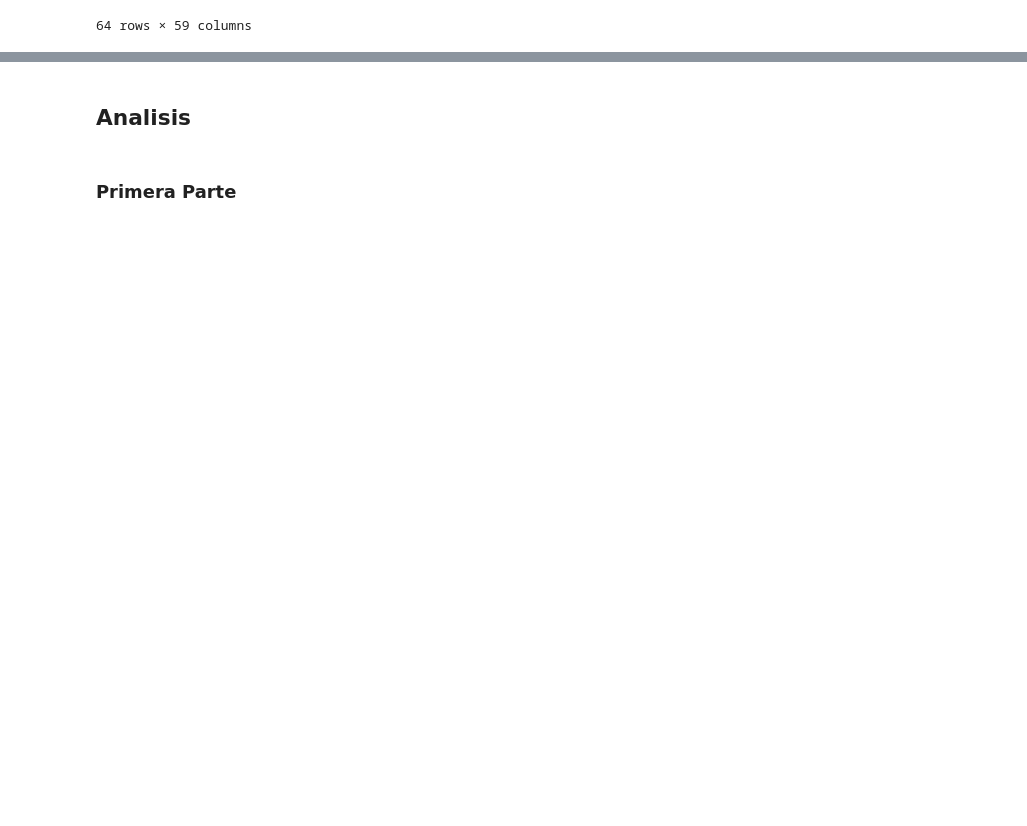
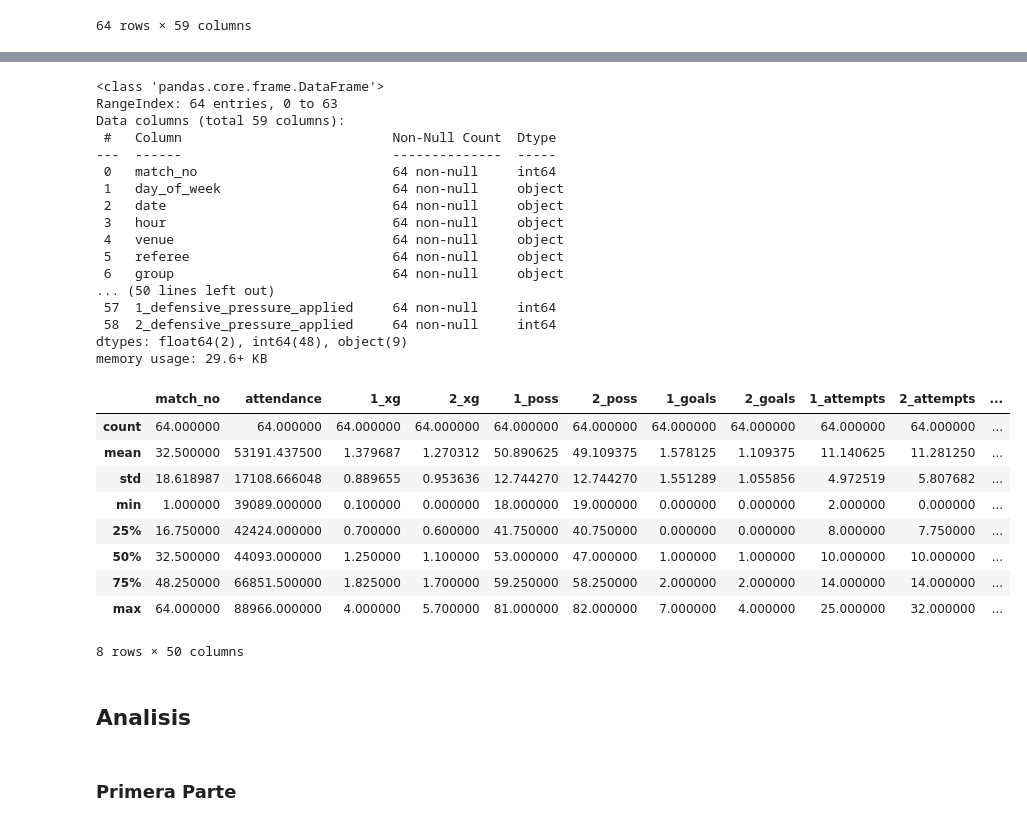
Before and after one commit to santi901/Examen-if-Primer-Bimestre, a Jupyter notebook: mundial_qatar_2022.ipynb, the cells around one changed output, grey strips where cells are left out. Cells and saved outputs as stored; diff of their text form; code cells hidden in the pictures; blank space fills up the shorter version.

```diff
--- a/mundial_qatar_2022.ipynb
+++ b/mundial_qatar_2022.ipynb
@@ -51,7 +53,39 @@ cantidad_partidos
 # %%
 # Que datos tiene el dataset? (Pista: usar .info(), .describe(), .columns, .head())
 # Checkear columnas
 # Completar
+mundial.head()
+mundial.columns
+mundial.info()
+mundial.describe()
+# %% [output]
+<class 'pandas.core.frame.DataFrame'>
+RangeIndex: 64 entries, 0 to 63
+Data columns (total 59 columns):
+ #   Column                           Non-Null Count  Dtype
+---  ------                           --------------  -----
+ 0   match_no                         64 non-null     int64
+ 1   day_of_week                      64 non-null     object
+ 2   date                             64 non-null     object
+ 3   hour                             64 non-null     object
+ 4   venue                            64 non-null     object
+ 5   referee                          64 non-null     object
+ 6   group                            64 non-null     object
+... (50 lines left out)
+ 57  1_defensive_pressure_applied     64 non-null     int64
+ 58  2_defensive_pressure_applied     64 non-null     int64
+dtypes: float64(2), int64(48), object(9)
+memory usage: 29.6+ KB
+|  | match_no | attendance | 1_xg | 2_xg | 1_poss | 2_poss | 1_goals | 2_goals | 1_attempts | 2_attempts | ... |
+| count | 64.000000 | 64.000000 | 64.000000 | 64.000000 | 64.000000 | 64.000000 | 64.000000 | 64.000000 | 64.000000 | 64.000000 | ... |
+| mean | 32.500000 | 53191.437500 | 1.379687 | 1.270312 | 50.890625 | 49.109375 | 1.578125 | 1.109375 | 11.140625 | 11.281250 | ... |
+| std | 18.618987 | 17108.666048 | 0.889655 | 0.953636 | 12.744270 | 12.744270 | 1.551289 | 1.055856 | 4.972519 | 5.807682 | ... |
+| min | 1.000000 | 39089.000000 | 0.100000 | 0.000000 | 18.000000 | 19.000000 | 0.000000 | 0.000000 | 2.000000 | 0.000000 | ... |
+| 25% | 16.750000 | 42424.000000 | 0.700000 | 0.600000 | 41.750000 | 40.750000 | 0.000000 | 0.000000 | 8.000000 | 7.750000 | ... |
+| 50% | 32.500000 | 44093.000000 | 1.250000 | 1.100000 | 53.000000 | 47.000000 | 1.000000 | 1.000000 | 10.000000 | 10.000000 | ... |
+| 75% | 48.250000 | 66851.500000 | 1.825000 | 1.700000 | 59.250000 | 58.250000 | 2.000000 | 2.000000 | 14.000000 | 14.000000 | ... |
+| max | 64.000000 | 88966.000000 | 4.000000 | 5.700000 | 81.000000 | 82.000000 | 7.000000 | 4.000000 | 25.000000 | 32.000000 | ... |
+8 rows × 50 columns
 # %% [markdown]
 ## Analisis
 # %% [markdown]
```
Also changed, not shown: parts of 5 cells of this notebook.
